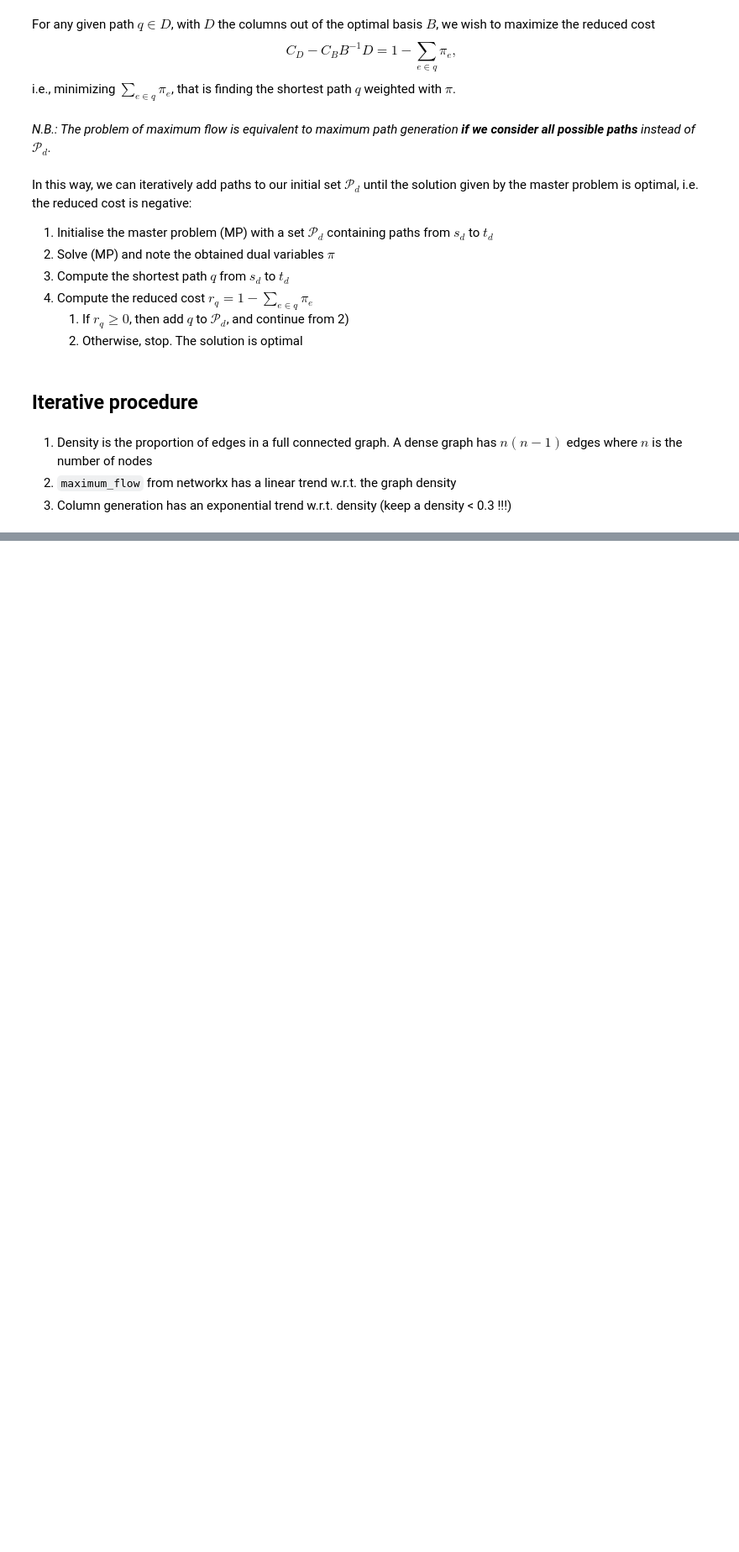
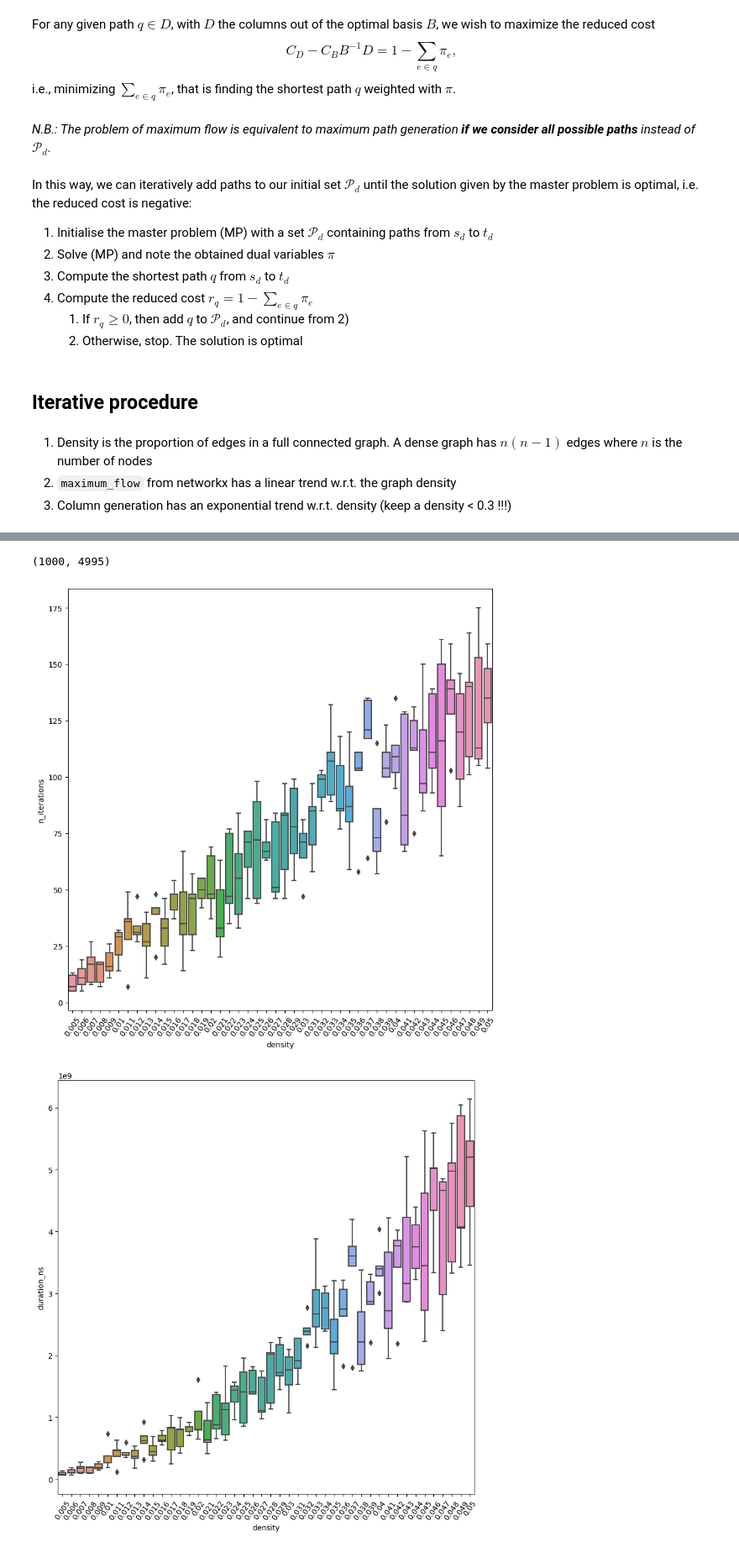
Before and after one commit to quachpas/aos5-path-generation, a Jupyter notebook: src/path_generation.ipynb, the cells around one changed output, grey strips where cells are left out. Shown at 84% size. Cells and saved outputs as stored; diff of their text form; code cells hidden in the pictures; blank space fills up the shorter version.

```diff
--- a/src/path_generation.ipynb
+++ b/src/path_generation.ipynb
@@ -332,10 +376,11 @@ def path_generation(
 # %%
 min_capacity = 5
 max_capacity = 15
-density = 0.05
-n_nodes = 5 * 10**2
+density = 0.005
+n_nodes = 5 * 10**3
 n_edges = int(density * (n_nodes * (n_nodes - 1)))
 source, destination = 0, 1  # don't need to randomize (graph is randomized)
 precision = 4
 max_iter = 1000
 solver = pl.GUROBI(msg=False)
+n_nodes, n_edges
@@ -360,0 +517,42 @@ max_flow
+# %%
+min_capacity = 5
+max_capacity = 15
+density = 0.005
+n_nodes = 1000
+n_edges = int(density * (n_nodes * (n_nodes - 1)))
+source, destination = 0, 1  # don't need to randomize (graph is randomized)
+precision = 4
+max_iter = 1000
+solver = pl.GUROBI(msg=False)
+n_nodes, n_edges
+# %% [output]
+(1000, 4995)
+# %%
+vals = np.arange(0.005, 0.05, 0.001)
+params = [
+    {"n_nodes": n_nodes, "n_edges": int(density * (n_nodes * (n_nodes - 1)))}
+    for density in vals
+]
+n_nodes_results = run_n_times(
+    params=params,
+    n=5,
+)
+# %%
+results_df = pd.DataFrame(n_nodes_results)
+plots = []
+for col in results_df.drop(["networkx_maximum_flow", "objective_value"], axis=1):
+    df = results_df[col].explode().reset_index()
+    df["density"] = np.around(np.repeat(vals, 5), 3)
+
+    fig, ax = plt.subplots(figsize=(10, 10))
+    ax = sns.boxplot(
+        data=df,
+        x="density",
+        y=col,
+        ax=ax,
+    )
+    plt.xticks(rotation=55)
+    plt.savefig(f"density_{col}.png")
+# %% [output]
+[figure, added]
+[figure, added]
```
Also changed, not shown: parts of 19 cells of this notebook, 6 other files.
